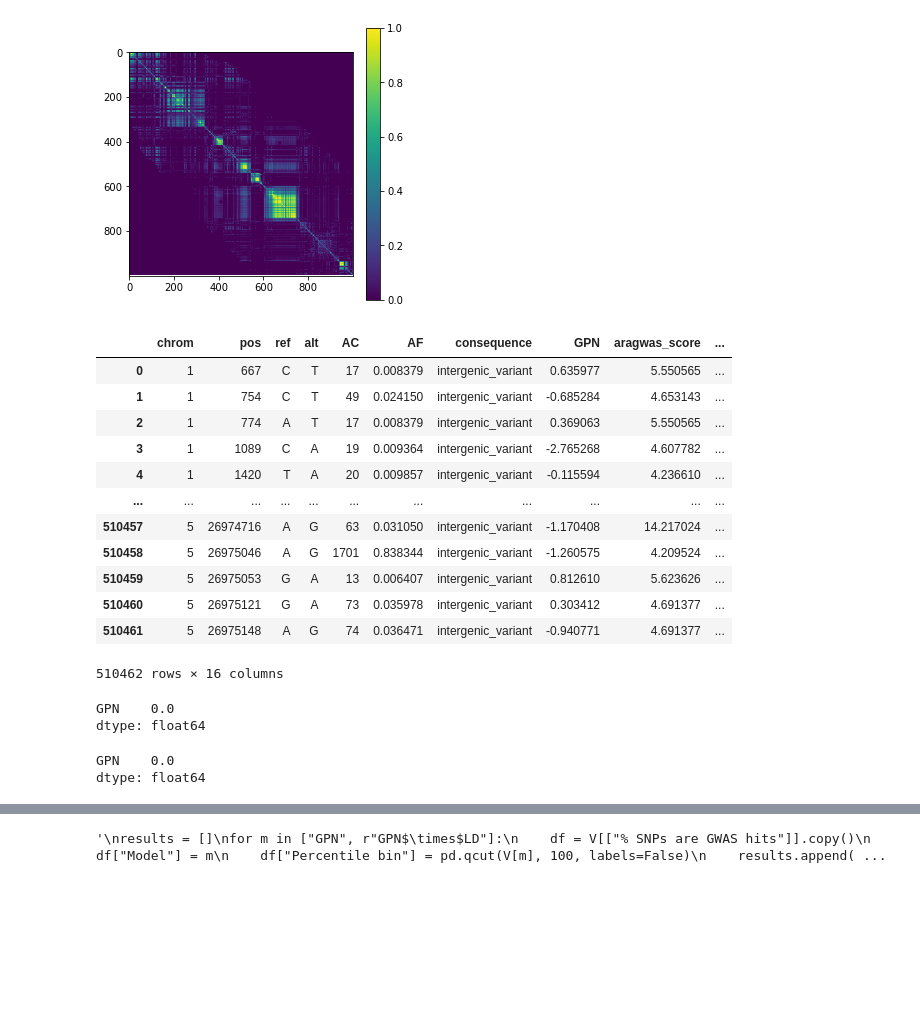
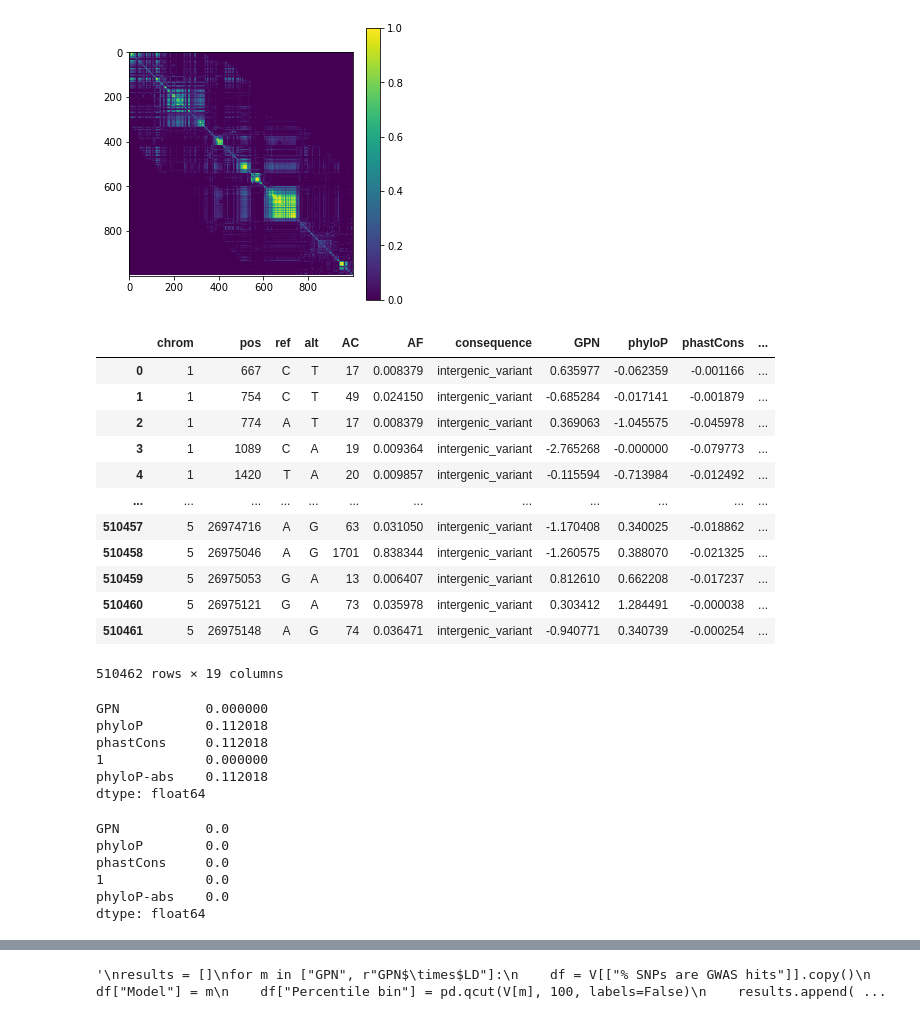
Before and after one commit to songlab-cal/gpn, a Jupyter notebook: analysis/arabidopsis/vep_aragwas.ipynb, the cells around one changed output, grey strips where cells are left out. Saved outputs shown, nothing was run; the diff lists cells and outputs as text; code cells hidden in the pictures; blank space fills up the shorter version.

```diff
--- a/analysis/arabidopsis/vep_aragwas.ipynb
+++ b/analysis/arabidopsis/vep_aragwas.ipynb
@@ -118,71 +118,62 @@ plt.colorbar()
 <matplotlib.colorbar.Colorbar at 0x...>
 [figure]
 # %%
-# models with scores defined on all V
 models = [
     #"ConvNet_batch2048_weight1.0_secondpart_30k",
     "ConvNet_batch2048_secondpart_30k",
     #"ConvNet_batch2048_weight0_secondpart_30k",
     #"vep/scratch/users/gbenegas/checkpoints/GPN_Arabidopsis_multispecies/ConvNet_ss_12k/checkpoint-12000",
 
-    #"phyloP",
-    #"phastCons",
+    "phyloP",
+    "phastCons",
 ]
-add_ld_score = False
+add_ld_score = True
 
-# models with scores defined on aligned regions
-#models_subset = [
-#    "ConvNet_batch2048_weight1.0_secondpart_30k",
-#    "ConvNet_batch2048_secondpart_30k",
-#    "ConvNet_batch2048_weight0_secondpart_30k",
-#    "vep/scratch/users/gbenegas/checkpoints/GPN_Arabidopsis_multispecies/ConvNet_ss_12k/checkpoint-12000",
-#    "phyloP",
-#    "phastCons",
-#]
 model_renaming = {
     "ConvNet_batch2048_secondpart_30k": "GPN",
     #"ConvNet_batch2048_secondpart_30k": "repeat-weight-0.1",
     #"ConvNet_batch2048_secondpart_30k": "8 species",
 
     "ConvNet_batch2048_weight1.0_secondpart_30k": "repeat-weight-1",
     "ConvNet_batch2048_weight0_secondpart_30k": "repeat-weight-0",
     "vep/scratch/users/gbenegas/checkpoints/GPN_Arabidopsis_multispecies/ConvNet_ss_12k/checkpoint-12000": "1 species",
 }
 
 V = pd.read_parquet(d / "variants.parquet")
 
-#for m in models_subset:
 for m in models:
     model_path = d / f"{m}.parquet"
     model_name = model_renaming.get(m, m)
     V[model_name] = pd.read_parquet(model_path)["score"].values
 if add_ld_score:
     V["1"] = -np.ones(len(V))
     models.append("1")
 models = [model_renaming.get(m, m) for m in models]
 V = V.merge(aragwas, how="inner", on=["chrom", "pos", "ref", "alt"], sort=True)
-V["% SNPs are GWAS hits"] = 100 * V.overPermutation
+SIGNIFICANCE_COL = "overPermutation"
+#SIGNIFICANCE_COL = "overBonferroni"
+V["% SNPs are GWAS hits"] = 100 * V[SIGNIFICANCE_COL]
 repeats = pd.read_csv("input/repeats.bed.gz", sep="\t").rename(columns=dict(genoName="chrom", genoStart="start", genoEnd="end"))
 repeats.chrom = repeats.chrom.str.replace("Chr", "")
 V["start"] = V.pos
 V["end"] = V.start + 1
 V = bf.coverage(V, repeats).rename(columns={"coverage": "repeat"})
 V.repeat = V.repeat.astype(bool)
 V
 # %% [output]
-|  | chrom | pos | ref | alt | AC | AF | consequence | GPN | aragwas_score | ... |
-| 0 | 1 | 667 | C | T | 17 | 0.008379 | intergenic_variant | 0.635977 | 5.550565 | ... |
-| 1 | 1 | 754 | C | T | 49 | 0.024150 | intergenic_variant | -0.685284 | 4.653143 | ... |
-| 2 | 1 | 774 | A | T | 17 | 0.008379 | intergenic_variant | 0.369063 | 5.550565 | ... |
-| 3 | 1 | 1089 | C | A | 19 | 0.009364 | intergenic_variant | -2.765268 | 4.607782 | ... |
-| 4 | 1 | 1420 | T | A | 20 | 0.009857 | intergenic_variant | -0.115594 | 4.236610 | ... |
-| ... | ... | ... | ... | ... | ... | ... | ... | ... | ... | ... |
-| 510457 | 5 | 26974716 | A | G | 63 | 0.031050 | intergenic_variant | -1.170408 | 14.217024 | ... |
-| 510458 | 5 | 26975046 | A | G | 1701 | 0.838344 | intergenic_variant | -1.260575 | 4.209524 | ... |
-| 510459 | 5 | 26975053 | G | A | 13 | 0.006407 | intergenic_variant | 0.812610 | 5.623626 | ... |
-| 510460 | 5 | 26975121 | G | A | 73 | 0.035978 | intergenic_variant | 0.303412 | 4.691377 | ... |
-| 510461 | 5 | 26975148 | A | G | 74 | 0.036471 | intergenic_variant | -0.940771 | 4.691377 | ... |
+|  | chrom | pos | ref | alt | AC | AF | consequence | GPN | phyloP | phastCons | ... |
+| 0 | 1 | 667 | C | T | 17 | 0.008379 | intergenic_variant | 0.635977 | -0.062359 | -0.001166 | ... |
+| 1 | 1 | 754 | C | T | 49 | 0.024150 | intergenic_variant | -0.685284 | -0.017141 | -0.001879 | ... |
+| 2 | 1 | 774 | A | T | 17 | 0.008379 | intergenic_variant | 0.369063 | -1.045575 | -0.045978 | ... |
+| 3 | 1 | 1089 | C | A | 19 | 0.009364 | intergenic_variant | -2.765268 | -0.000000 | -0.079773 | ... |
+| 4 | 1 | 1420 | T | A | 20 | 0.009857 | intergenic_variant | -0.115594 | -0.713984 | -0.012492 | ... |
+| ... | ... | ... | ... | ... | ... | ... | ... | ... | ... | ... | ... |
+| 510457 | 5 | 26974716 | A | G | 63 | 0.031050 | intergenic_variant | -1.170408 | 0.340025 | -0.018862 | ... |
+| 510458 | 5 | 26975046 | A | G | 1701 | 0.838344 | intergenic_variant | -1.260575 | 0.388070 | -0.021325 | ... |
+| 510459 | 5 | 26975053 | G | A | 13 | 0.006407 | intergenic_variant | 0.812610 | 0.662208 | -0.017237 | ... |
+| 510460 | 5 | 26975121 | G | A | 73 | 0.035978 | intergenic_variant | 0.303412 | 1.284491 | -0.000038 | ... |
+| 510461 | 5 | 26975148 | A | G | 74 | 0.036471 | intergenic_variant | -0.940771 | 0.340739 | -0.000254 | ... |
-510462 rows × 16 columns
+510462 rows × 19 columns
 # %%
 if "phyloP" in models:
     V["phyloP-abs"] = -V["phyloP"].abs()
@@ -194,7 +185,11 @@ for m in models:
 # %%
 V[models].isna().mean()
 # %% [output]
-GPN    0.0
+GPN           0.000000
+phyloP        0.112018
+phastCons     0.112018
+1             0.000000
+phyloP-abs    0.112018
 dtype: float64
 # %%
 not_na = ~V[models].isna().any(axis=1)
@@ -203,7 +198,11 @@ idx_not_na = np.where(not_na)[0]
 LD2 = LD[idx_not_na][:, idx_not_na]
 V[models].isna().mean()
 # %% [output]
-GPN    0.0
+GPN           0.0
+phyloP        0.0
+phastCons     0.0
+1             0.0
+phyloP-abs    0.0
 dtype: float64
 # %%
 def transform(score, name):
```
Also changed, not shown: parts of 11 cells of this notebook, 1 other file.
